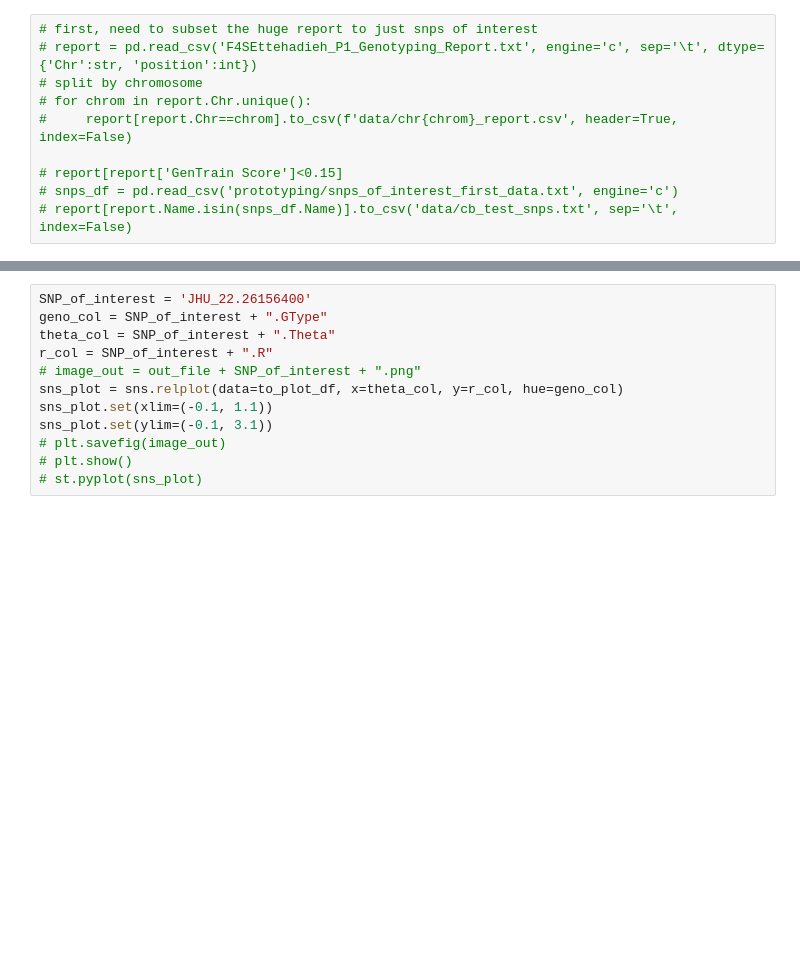
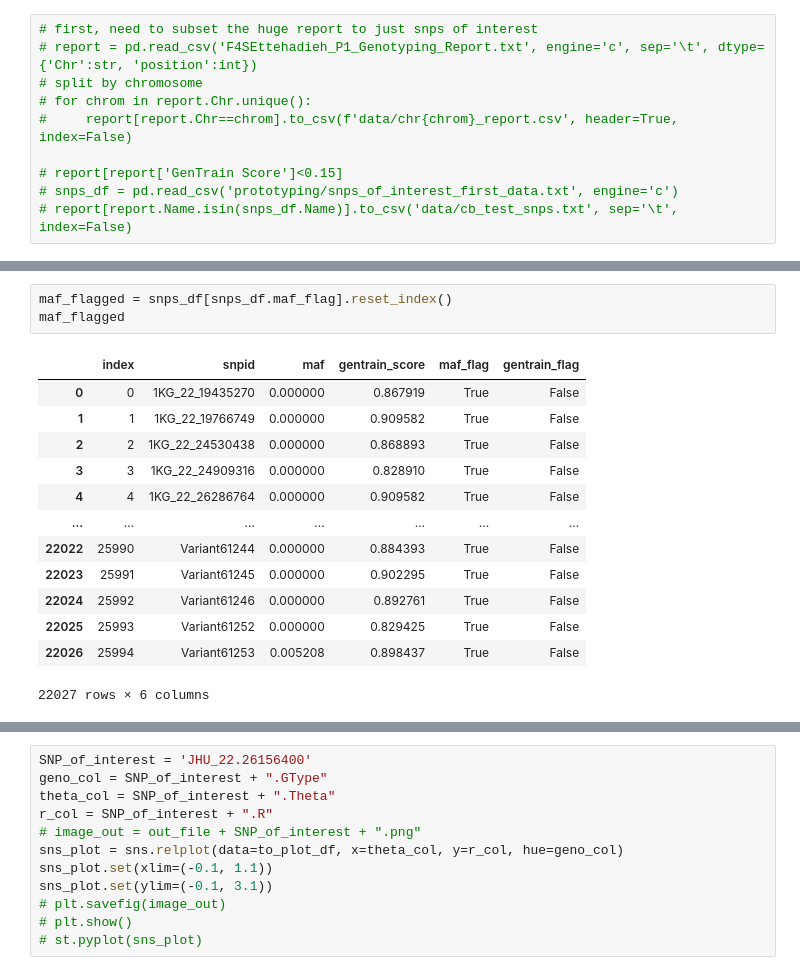
Before and after one commit to dvitale199/ClusterBuster, a Jupyter notebook: ClusterBuster_testing.ipynb, the cells around one changed output, grey strips where cells are left out. Cells and saved outputs as stored; diff of their text form; blank space fills up the shorter version.

```diff
--- a/ClusterBuster_testing.ipynb
+++ b/ClusterBuster_testing.ipynb
@@ -51,0 +38,17 @@ cb_df
+# %%
+maf_flagged = snps_df[snps_df.maf_flag].reset_index()
+maf_flagged
+# %% [output]
+|  | index | snpid | maf | gentrain_score | maf_flag | gentrain_flag |
+| 0 | 0 | 1KG_22_19435270 | 0.000000 | 0.867919 | True | False |
+| 1 | 1 | 1KG_22_19766749 | 0.000000 | 0.909582 | True | False |
+| 2 | 2 | 1KG_22_24530438 | 0.000000 | 0.868893 | True | False |
+| 3 | 3 | 1KG_22_24909316 | 0.000000 | 0.828910 | True | False |
+| 4 | 4 | 1KG_22_26286764 | 0.000000 | 0.909582 | True | False |
+| ... | ... | ... | ... | ... | ... | ... |
+| 22022 | 25990 | Variant61244 | 0.000000 | 0.884393 | True | False |
+| 22023 | 25991 | Variant61245 | 0.000000 | 0.902295 | True | False |
+| 22024 | 25992 | Variant61246 | 0.000000 | 0.892761 | True | False |
+| 22025 | 25993 | Variant61252 | 0.000000 | 0.829425 | True | False |
+| 22026 | 25994 | Variant61253 | 0.005208 | 0.898437 | True | False |
+22027 rows × 6 columns
```
Also changed, not shown: parts of 13 cells of this notebook, 2 other files.
